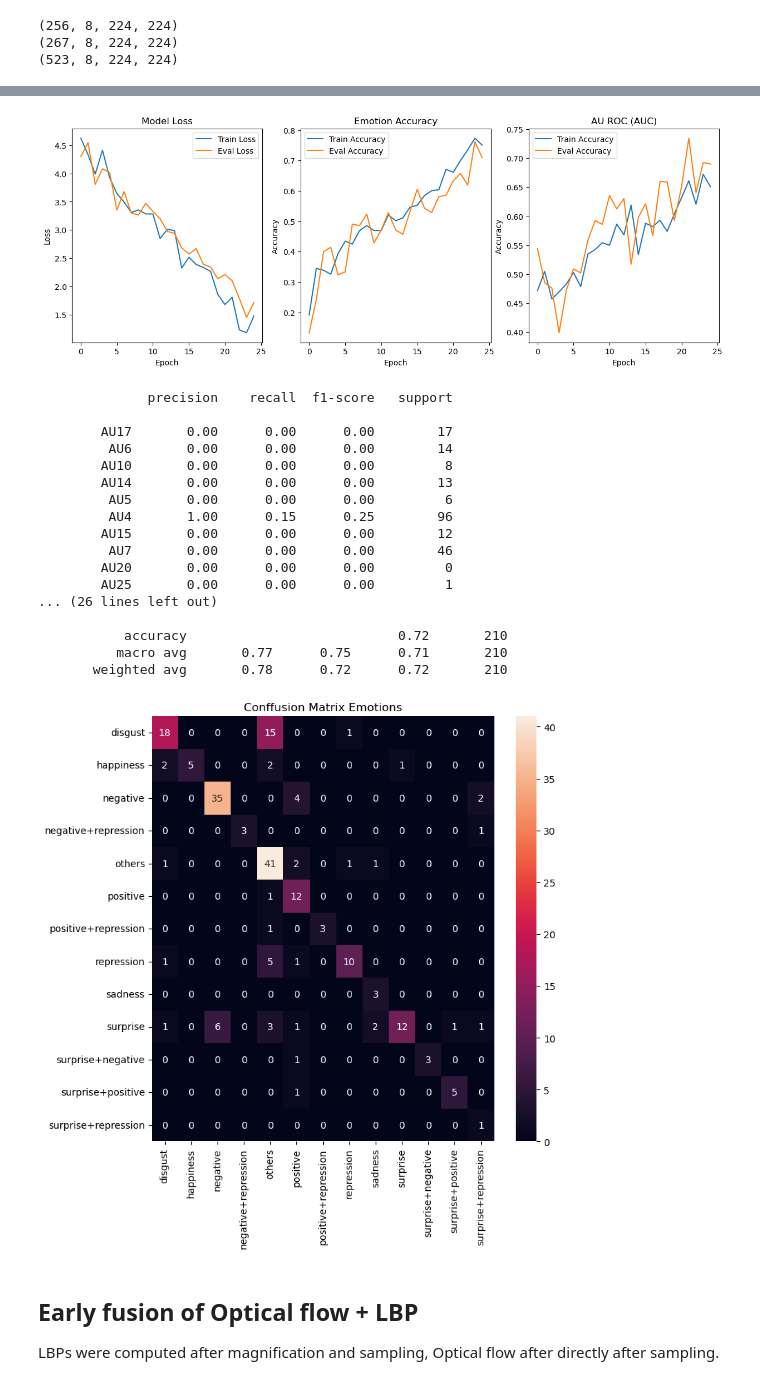
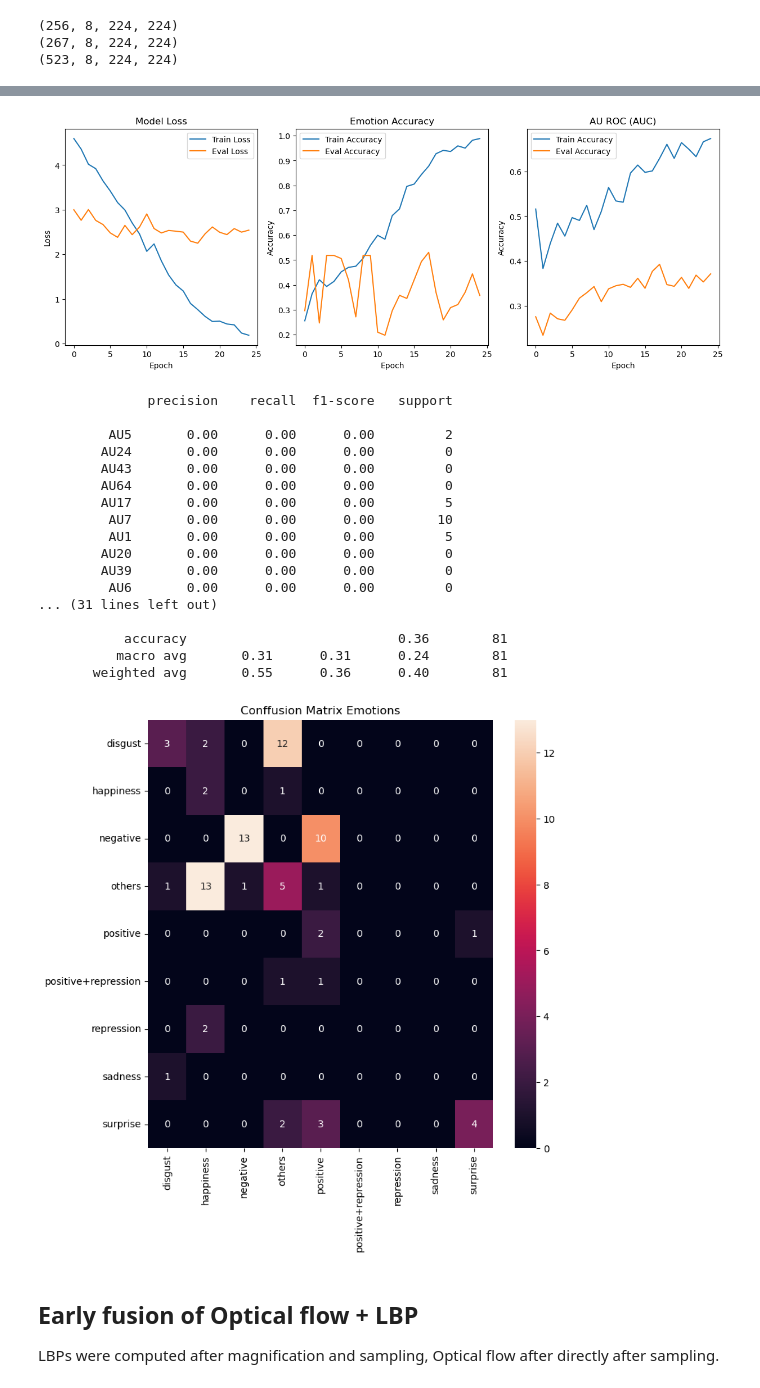
Before and after one commit to littlemicrowave/ME-based-emotion-classifier, a Jupyter notebook: models/CNN_LSTM.ipynb, the cells around one changed output, grey strips where cells are left out. Drawn from its saved outputs; the diff is of its cells as text; code cells hidden in the pictures.

```diff
--- a/models/CNN_LSTM.ipynb
+++ b/models/CNN_LSTM.ipynb
@@ -86,5 +124,9 @@ AU12     87
 dtype: int64
 # %%
+training = tf.data.Dataset.from_tensor_slices((concatted[train_idx], (emotions[train_idx], aus[train_idx]))).shuffle(buffer_size=len(train_idx), seed=255).batch(1).prefetch(tf.data.AUTOTUNE)
+validation = tf.data.Dataset.from_tensor_slices((concatted[test_idx], (emotions[test_idx], aus[test_idx]))).batch(1).prefetch(tf.data.AUTOTUNE)
+'''
 dataset = tf.data.Dataset.from_tensor_slices((concatted, (emotions, aus))).shuffle(buffer_size=DATA_SIZE, seed = 255).batch(1)
-validation = dataset.skip(int(DATA_SIZE*0.6)).prefetch(tf.data.AUTOTUNE)
-training = dataset.take(int(DATA_SIZE*0.6)).prefetch(tf.data.AUTOTUNE)
+validation = dataset.skip(int(DATA_SIZE*0.65)).prefetch(tf.data.AUTOTUNE)
+training = dataset.take(int(DATA_SIZE*0.65)).prefetch(tf.data.AUTOTUNE)
+'''
@@ -196,7 +240,7 @@ model.compile(
         "emotion_logits": tf.keras.metrics.SparseCategoricalAccuracy(),
          "au_logits": tf.keras.metrics.AUC(multi_label=True)
     },
-    loss_weights={"emotion_logits": 1.0, "au_logits": 2.0
+    loss_weights={"emotion_logits": 1.0, "au_logits": 3.0
      },
 )
 history = model.fit(training, validation_data=validation, epochs = EPOCHS, verbose=1)
@@ -262,13 +306,14 @@ def eval_model(validation_data, model):
         pred_emotions.append(np.argmax(pred[0]))
         pred_AUs.append((pred[1] > 0.5).astype(np.int32).squeeze())
     cr_aus = classification_report(true_AUs, pred_AUs, target_names = labels.columns[:-1], zero_division=0,)
-    target_names_emotions = np.unique(true_emotions)
-    target_names_emotions = le.inverse_transform(target_names_emotions)
-    cr_emotions = classification_report(true_emotions, pred_emotions, target_names=target_names_emotions)
+    pred_emotions = le.inverse_transform(pred_emotions)
+    true_emotions = le.inverse_transform(true_emotions)
+    cr_emotions = classification_report(true_emotions, pred_emotions)
     cm_emotions = confusion_matrix(true_emotions, pred_emotions)
     print(cr_aus)
     print(cr_emotions)
     plt.figure(figsize=(8,8))
+    target_names_emotions =  np.unique(true_emotions)
     sns.heatmap(cm_emotions, annot=True, fmt= "d", xticklabels=target_names_emotions, yticklabels=target_names_emotions)
     plt.title("Conffusion Matrix Emotions")
     plt.show()
@@ -393,6 +433,9 @@ training = dataset.take(int(DATA_SIZE*0.6)).prefetch(tf.data.AUTOTUNE)
 (256, 8, 224, 224)
 (267, 8, 224, 224)
 (523, 8, 224, 224)
+# %%
+training = tf.data.Dataset.from_tensor_slices((concatted[train_idx], (emotions[train_idx], aus[train_idx]))).shuffle(buffer_size=len(train_idx), seed=255).batch(1).prefetch(tf.data.AUTOTUNE)
+validation = tf.data.Dataset.from_tensor_slices((concatted[test_idx], (emotions[test_idx], aus[test_idx]))).batch(1).prefetch(tf.data.AUTOTUNE)
 # %%
 model = build_2d_bilstm(input_shape=(NUM_FRAMES, Y_SCALE, X_SCALE, CHANNELS), num_emotions=NUM_EMOTIONS, num_aus=NUM_AUS, lstm_hidden=128)
 model.compile(
@@ -405,7 +448,7 @@ model.compile(
         "emotion_logits": tf.keras.metrics.SparseCategoricalAccuracy(),
          "au_logits": tf.keras.metrics.AUC(multi_label=True)
     },
-    loss_weights={"emotion_logits": 1.0, "au_logits": 2.0
+    loss_weights={"emotion_logits": 1.0, "au_logits": 3.0
      },
 )
 history = model.fit(training, validation_data=validation, epochs = EPOCHS, verbose=1)
@@ -432,22 +475,22 @@ Epoch 25/25
-[figure, old version]
+[figure, new version]
               precision    recall  f1-score   support
 
-        AU17       0.00      0.00      0.00        17
-         AU6       0.00      0.00      0.00        14
-        AU10       0.00      0.00      0.00         8
-        AU14       0.00      0.00      0.00        13
-         AU5       0.00      0.00      0.00         6
-         AU4       1.00      0.15      0.25        96
-        AU15       0.00      0.00      0.00        12
-         AU7       0.00      0.00      0.00        46
+         AU5       0.00      0.00      0.00         2
+        AU24       0.00      0.00      0.00         0
+        AU43       0.00      0.00      0.00         0
+        AU64       0.00      0.00      0.00         0
+        AU17       0.00      0.00      0.00         5
+         AU7       0.00      0.00      0.00        10
+         AU1       0.00      0.00      0.00         5
         AU20       0.00      0.00      0.00         0
-        AU25       0.00      0.00      0.00         1
-... (26 lines left out)
+        AU39       0.00      0.00      0.00         0
+         AU6       0.00      0.00      0.00         0
+... (31 lines left out)
 
-           accuracy                           0.72       210
-          macro avg       0.77      0.75      0.71       210
-       weighted avg       0.78      0.72      0.72       210
+           accuracy                           0.36        81
+          macro avg       0.31      0.31      0.24        81
+       weighted avg       0.55      0.36      0.40        81
-[figure, old version]
+[figure, new version]
 # %% [markdown]
 ## Early fusion of Optical flow + LBP
 
```
Also changed, not shown: parts of 16 cells of this notebook, 6 other files.
